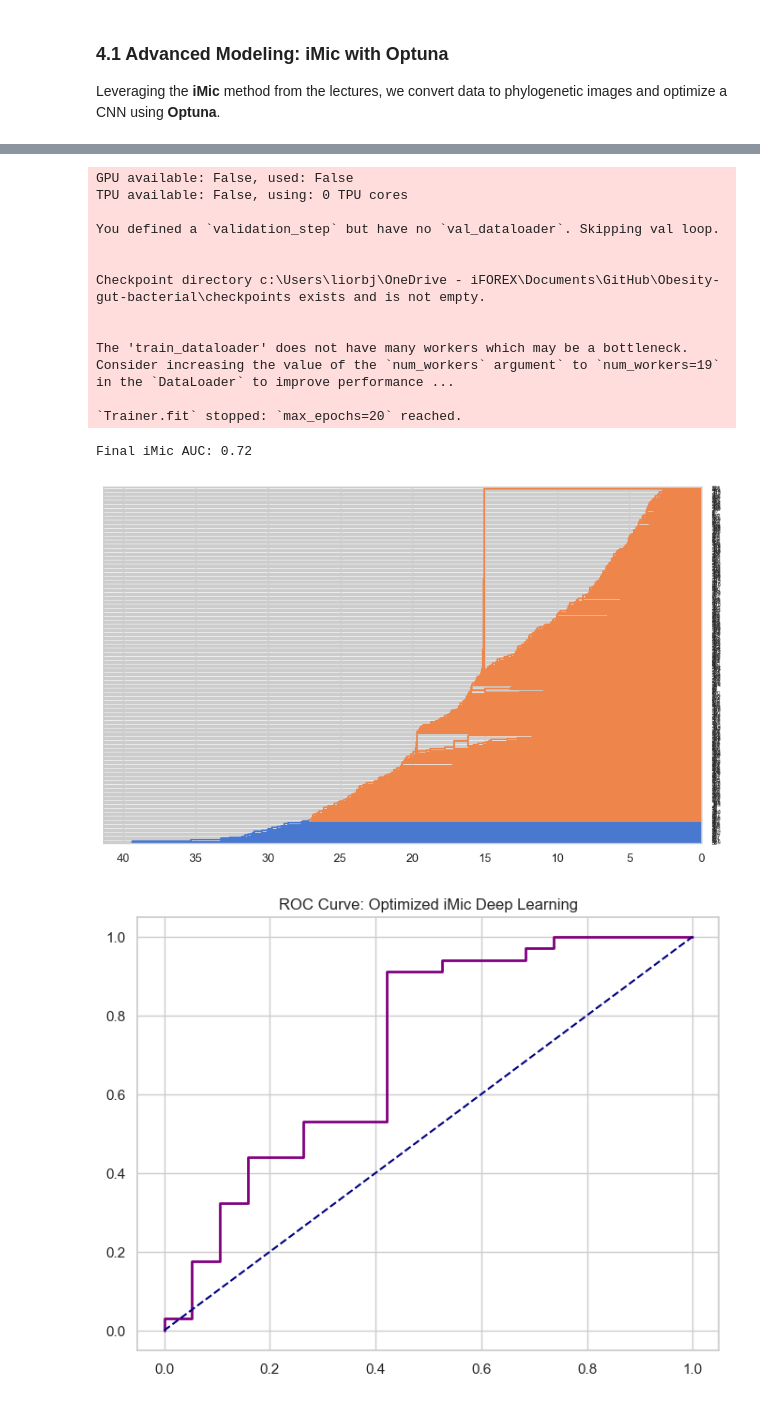
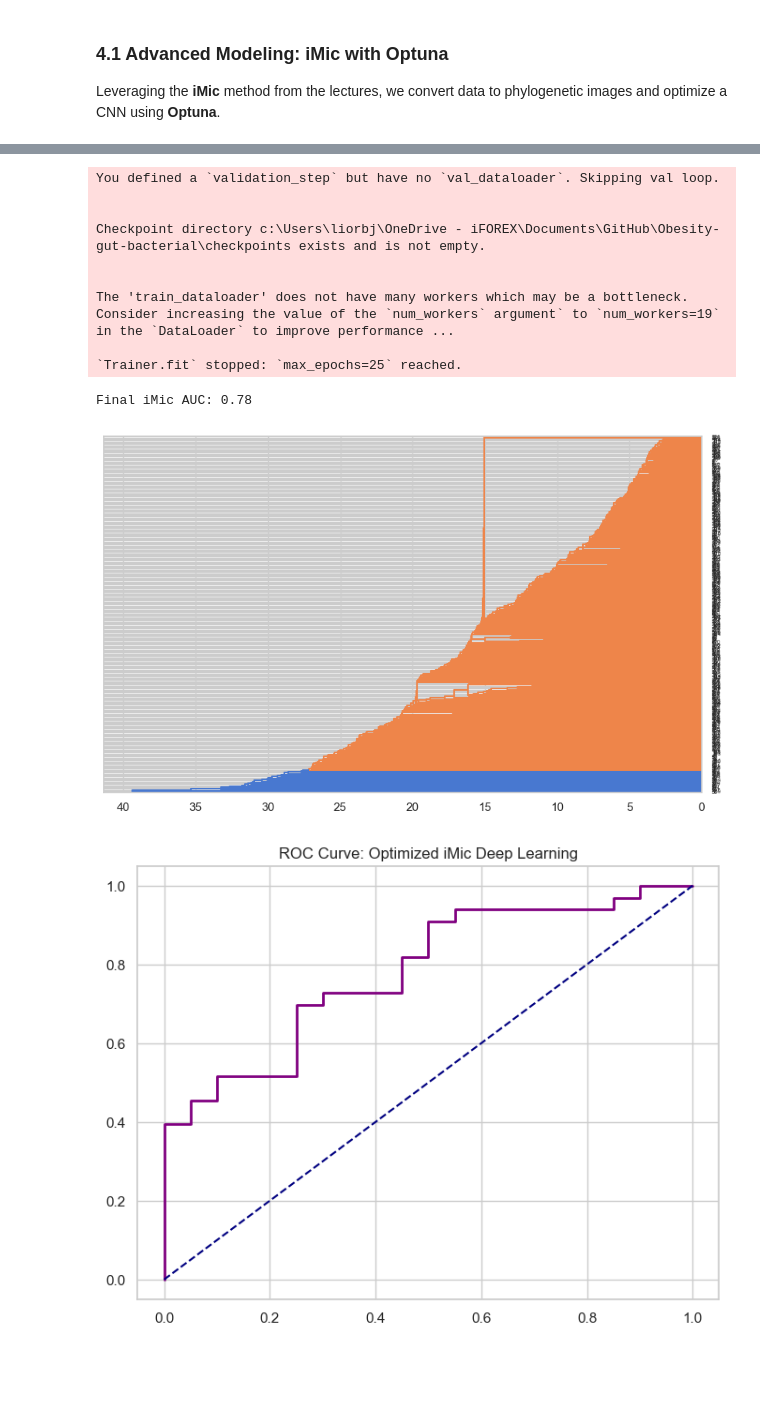
Before and after one commit to lior-benjman/Obesity-gut-bacterial, a Jupyter notebook: research.ipynb, the cells around one changed output, grey strips where cells are left out. Drawn from its saved outputs; the diff is of its cells as text; code cells hidden in the pictures; blank space fills up the shorter version.

```diff
--- a/research.ipynb
+++ b/research.ipynb
@@ -239,7 +239,7 @@ def load_imgs(indices, folder, labels):
             lbls.append(labels[idx])
     return np.array(imgs), np.array(lbls)
 
-tr_idx, ts_idx = train_test_split(y_num.index, test_size=0.2, stratify=y_num, random_state=42)
+tr_idx, ts_idx = train_test_split(y_num.index, test_size=0.2, stratify=y_num, random_state=43)
 X_tr_img, y_tr_img = load_imgs(tr_idx, image_dir, y_num)
 X_ts_img, y_ts_img = load_imgs(ts_idx, image_dir, y_num)
 in_shape = (X_tr_img.shape[1], X_tr_img.shape[2])
@@ -273,7 +273,7 @@ bp = {'lr': 0.0009159332036121727, 'dropout': 0.2176352554582452, 'batch_size':
 pl.seed_everything(7, workers=True)
 fp = {"l1_loss": 0.01, "weight_decay": 0.01, "lr": bp['lr'], "batch_size": bp['batch_size'], "activation": "elu", "dropout": bp['dropout'], "kernel_size_a": 2, "kernel_size_b": 2, "stride": 1, "padding": 1, "padding_2": 0, "kernel_size_a_2": 2, "kernel_size_b_2": 2, "stride_2": 1, "channels": 1, "channels_2": 8, "linear_dim_divider_1": 1, "linear_dim_divider_2": 1, "input_dim": in_shape}
 final_cnn = CNN(fp, task="class")
-trainer = pl.Trainer(max_epochs=20, accelerator='auto', devices=1, logger=False, enable_progress_bar=False, enable_model_summary=False)
+trainer = pl.Trainer(max_epochs=25, accelerator='auto', devices=1, logger=False, enable_progress_bar=False, enable_model_summary=False)
 trainer.fit(final_cnn, DataLoader(TensorDataset(torch.tensor(X_tr_img), torch.tensor(y_tr_img).float()), batch_size=fp['batch_size'], shuffle=True))
 
 final_cnn.eval()
@@ -310,15 +310,12 @@ Best Optuna Params: {'lr': 0.0014446359739365196, 'dropout': 0.3079025784538981,
-GPU available: False, used: False
-TPU available: False, using: 0 TPU cores
-
 You defined a `validation_step` but have no `val_dataloader`. Skipping val loop.
 
 
 Checkpoint directory c:\Users\liorbj\OneDrive - iFOREX\Documents\GitHub\Obesity-gut-bacterial\checkpoints exists and is not empty.
 
 
 The 'train_dataloader' does not have many workers which may be a bottleneck. Consider increasing the value of the `num_workers` argument` to `num_workers=19` in the `DataLoader` to improve performance ...
 
-`Trainer.fit` stopped: `max_epochs=20` reached.
+`Trainer.fit` stopped: `max_epochs=25` reached.
-Final iMic AUC: 0.72
+Final iMic AUC: 0.78
 [figure]
-[figure, old version]
+[figure, new version]
```
Also changed, not shown: parts of 11 cells of this notebook, 2 other files.
